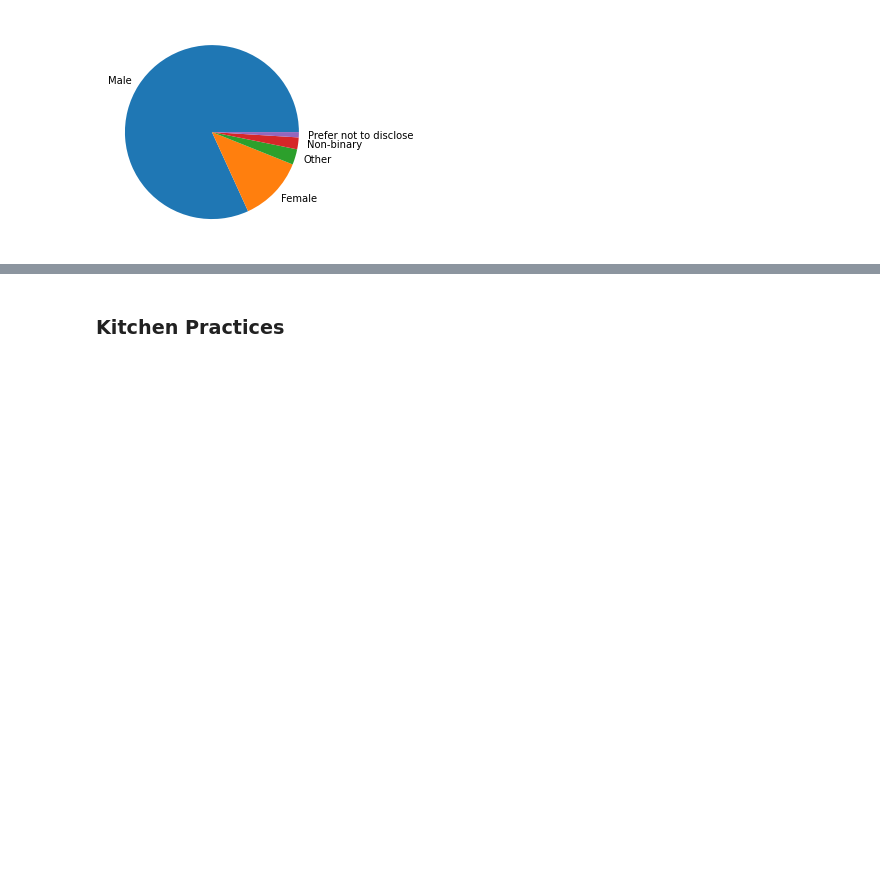
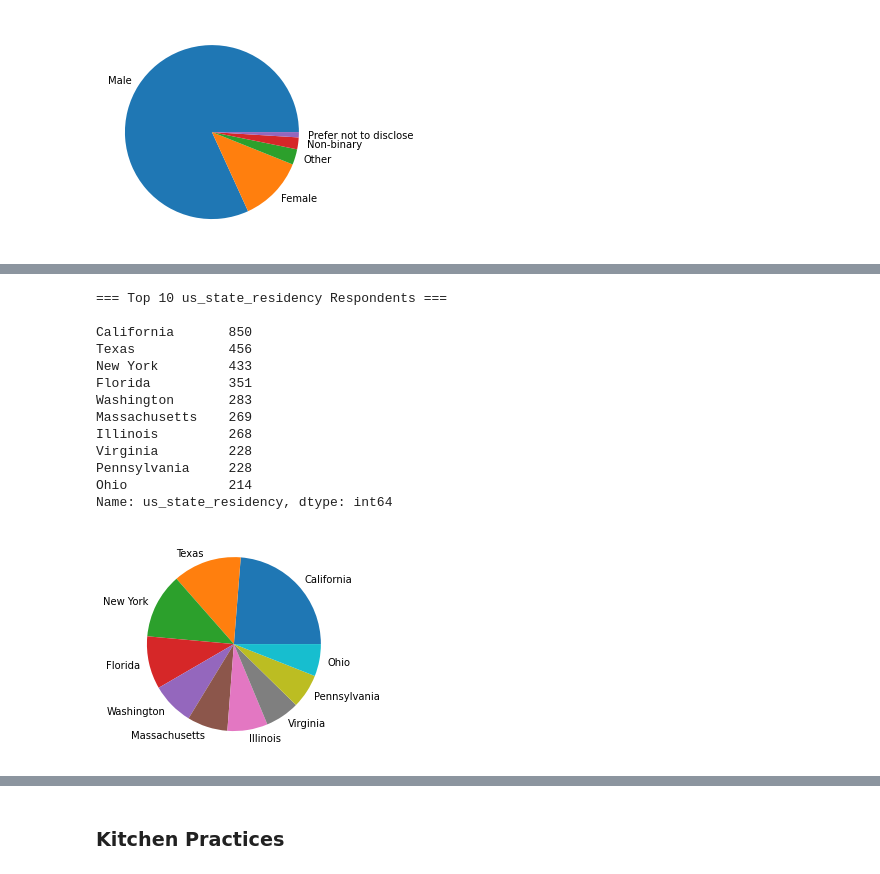
Before and after one commit to bjd9/washmeat, a Jupyter notebook: DEA_washmeat.ipynb, the cells around one changed output, grey strips where cells are left out. Drawn from its saved outputs; the diff is of its cells as text; code cells hidden in the pictures; blank space fills up the shorter version.

Commit message:
viz on washing meats

```diff
--- a/DEA_washmeat.ipynb
+++ b/DEA_washmeat.ipynb
@@ -633,5 +672,24 @@ plt.pie(pie_gender, labels=pie_gender.index);
 # %%
 # top 10 states (USA)
+top_state = top(df_survey, 'us_state_residency')
+
+# pie chart
+plt.pie(top_state, labels=top_state.index);
+# %% [output]
+=== Top 10 us_state_residency Respondents ===
+
+California       850
+Texas            456
+New York         433
+Florida          351
+Washington       283
+Massachusetts    269
+Illinois         268
+Virginia         228
+Pennsylvania     228
+Ohio             214
+Name: us_state_residency, dtype: int64
+[figure, added]
 # %%
 # race distribution
 # %%
```
Also changed, not shown: parts of 9 cells of this notebook.
